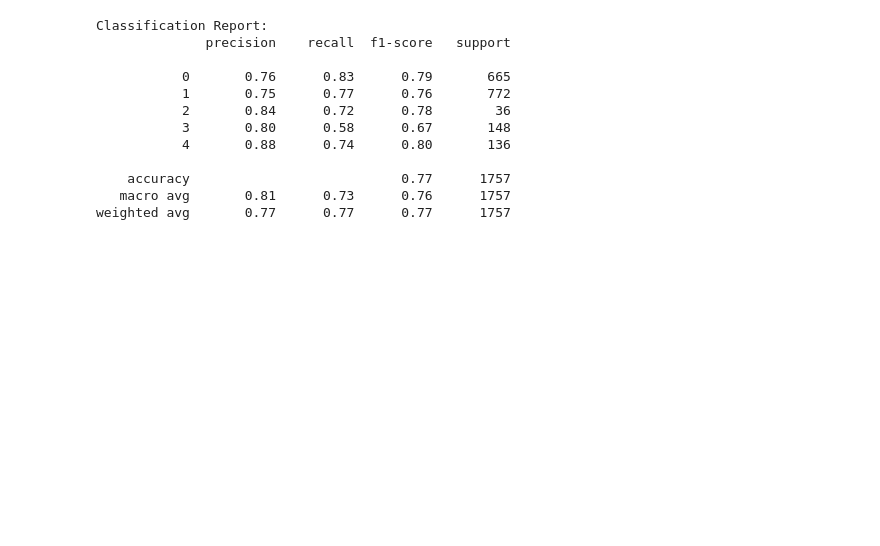
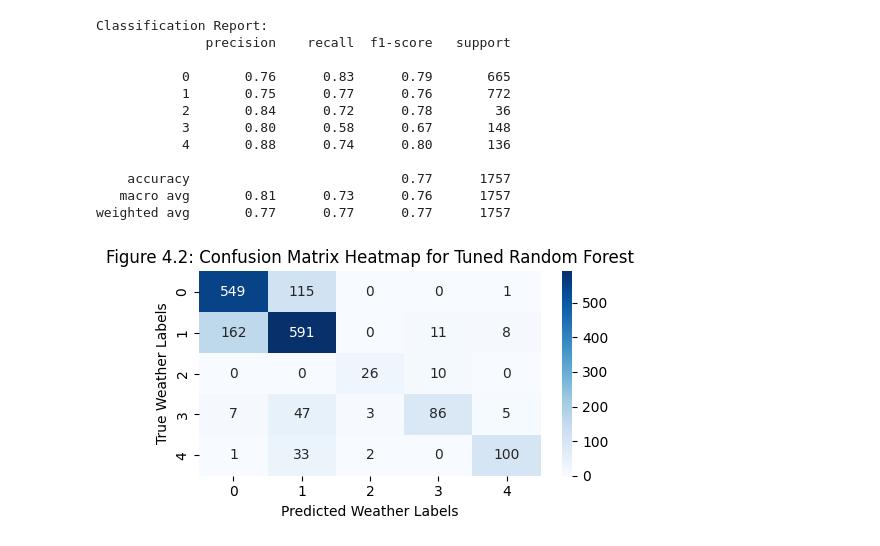
Before and after one commit to fino15/Machine-Learning-Assignment, a Jupyter notebook: Machine_learning_assignment.ipynb, the cells around one changed output. Cells and saved outputs as stored; diff of their text form; code cells hidden in the pictures; blank space fills up the shorter version.

```diff
--- a/Machine_learning_assignment.ipynb
+++ b/Machine_learning_assignment.ipynb
@@ -295,3 +295,23 @@ Classification Report:
     accuracy                           0.77      1757
    macro avg       0.81      0.73      0.76      1757
 weighted avg       0.77      0.77      0.77      1757
+# %%
+import matplotlib.pyplot as plt
+import seaborn as sns
+from sklearn.metrics import confusion_matrix
+
+# 1. Compute the confusion matrix
+cm = confusion_matrix(y_test, y_pred)
+
+# 2. Plot the Heatmap
+plt.figure(figsize=(5, 3))
+# xticklabels = class_names, yticklabels=class_names inside heatmap()
+sns.heatmap(cm, annot=True, fmt='d', cmap='Blues', cbar=True)
+
+plt.title('Figure 4.2: Confusion Matrix Heatmap for Tuned Random Forest')
+plt.xlabel('Predicted Weather Labels')
+plt.ylabel('True Weather Labels')
+plt.tight_layout()
+plt.show()
+# %% [output]
+[figure, added]
```
Also changed, not shown: parts of 2 cells of this notebook.
